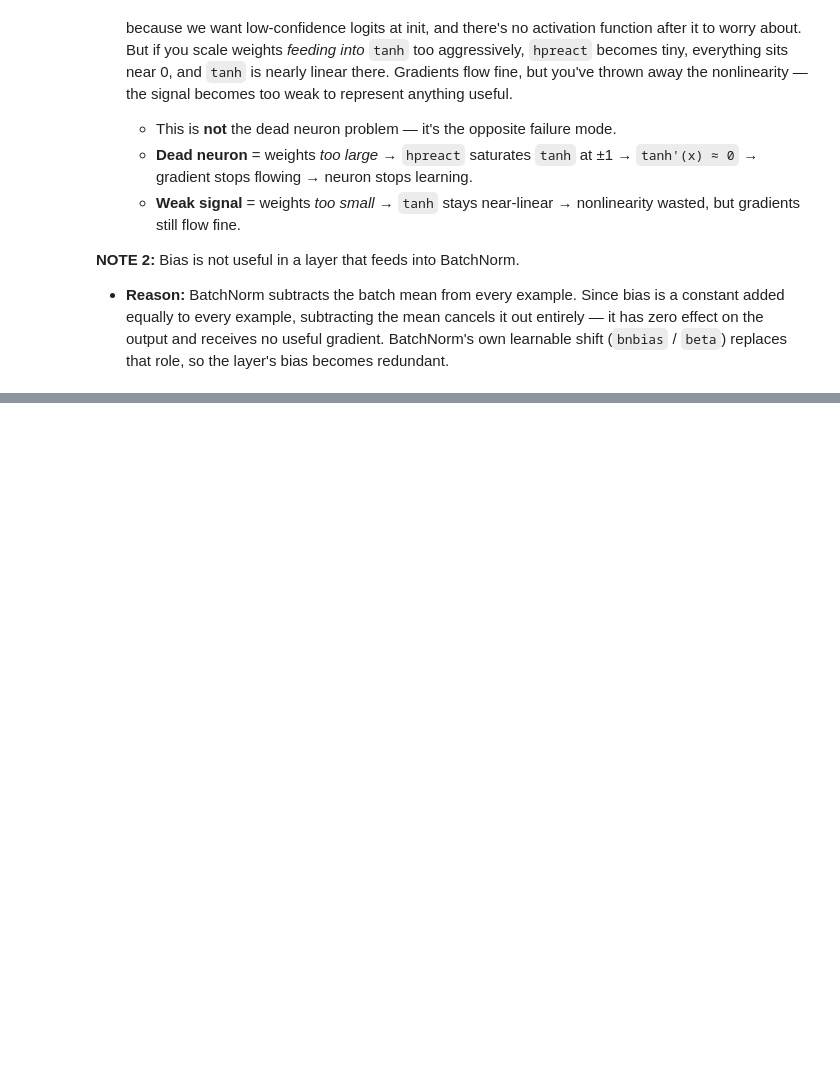
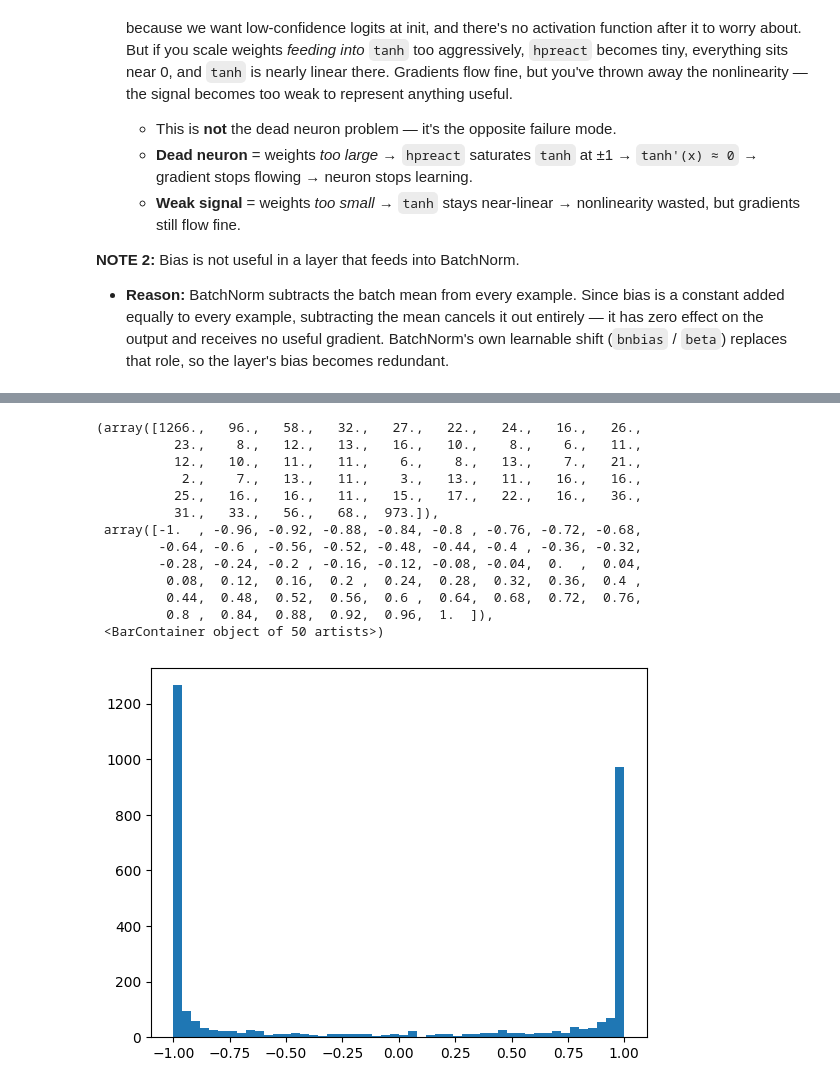
Before and after one commit to AjayMaan13/ML-AI-Complete-Journey, a Jupyter notebook: llm/makemore/makemore-pt3-activations.ipynb, the cells around one changed output, grey strips where cells are left out. Cells and saved outputs as stored; diff of their text form; code cells hidden in the pictures; blank space fills up the shorter version.

```diff
--- a/llm/makemore/makemore-pt3-activations.ipynb
+++ b/llm/makemore/makemore-pt3-activations.ipynb
@@ -47,0 +178,8 @@ Show these things in the Notebook:
+# %%
+g = torch.Generator().manual_seed(2147483647) # for reproducibility
+C = torch.randn((27, 10), generator=g)
+W1 = torch.randn((30, 200), generator=g)
+b1 = torch.randn(200, generator=g)
+W2 = torch.randn((200, 27), generator=g)
+b2 = torch.randn(27, generator=g)
+parameters = [C, W1, b1, W2, b2]
@@ -47,0 +263,35 @@ Show these things in the Notebook:
+# %%
+g = torch.Generator().manual_seed(2147483647)
+n_embd = 10
+n_hidden = 100
+
+# embedding table + hidden layer — unchanged from Part 2
+C  = torch.randn((27, n_embd),            generator=g)
+#W1 = torch.randn((n_embd * block_size, n_hidden), generator=g)
+#b1 = torch.randn(n_hidden,                generator=g)
+
+# OUTPUT layer — this is the actual fix
+W2 = torch.randn((n_hidden, 27), generator=g) * 0.01   # scale down
+b2 = torch.zeros(27)                                    # zero, not random
+
+parameters = [C, W1, b1, W2, b2]
+for p in parameters:
+    p.requires_grad = True
+# %%
+# Lets verify if the changes worked for us
+
+Xb, Yb = Xtr[:32], Ytr[:32]  # one batch, no training yet
+
+emb = C[Xb]
+embcat = emb.view(emb.shape[0], -1)
+hpreact = embcat @ W1 + b1    # h pre activation i.e before tanh is applied
+h = torch.tanh(hpreact)
+logits = h @ W2 + b2
+loss = F.cross_entropy(logits, Yb)
+
+print(loss.item())          # should be close to 3.30
+print(torch.tensor(1/27).log().neg())  # your target, for comparison
+
+
+
+# SUCCESS: If our initial loss is close to -ln(1/27) i.e 3.29
@@ -47,0 +308,17 @@ Show these things in the Notebook:
+# %%
+plt.hist(h.view(-1).tolist(), 50)
+# %% [output]
+(array([1266.,   96.,   58.,   32.,   27.,   22.,   24.,   16.,   26.,
+          23.,    8.,   12.,   13.,   16.,   10.,    8.,    6.,   11.,
+          12.,   10.,   11.,   11.,    6.,    8.,   13.,    7.,   21.,
+           2.,    7.,   13.,   11.,    3.,   13.,   11.,   16.,   16.,
+          25.,   16.,   16.,   11.,   15.,   17.,   22.,   16.,   36.,
+          31.,   33.,   56.,   68.,  973.]),
+ array([-1.  , -0.96, -0.92, -0.88, -0.84, -0.8 , -0.76, -0.72, -0.68,
+        -0.64, -0.6 , -0.56, -0.52, -0.48, -0.44, -0.4 , -0.36, -0.32,
+        -0.28, -0.24, -0.2 , -0.16, -0.12, -0.08, -0.04,  0.  ,  0.04,
+         0.08,  0.12,  0.16,  0.2 ,  0.24,  0.28,  0.32,  0.36,  0.4 ,
+         0.44,  0.48,  0.52,  0.56,  0.6 ,  0.64,  0.68,  0.72,  0.76,
+         0.8 ,  0.84,  0.88,  0.92,  0.96,  1.  ]),
+ <BarContainer object of 50 artists>)
+[figure, added]
```
Also changed, not shown: parts of 74 cells of this notebook.
